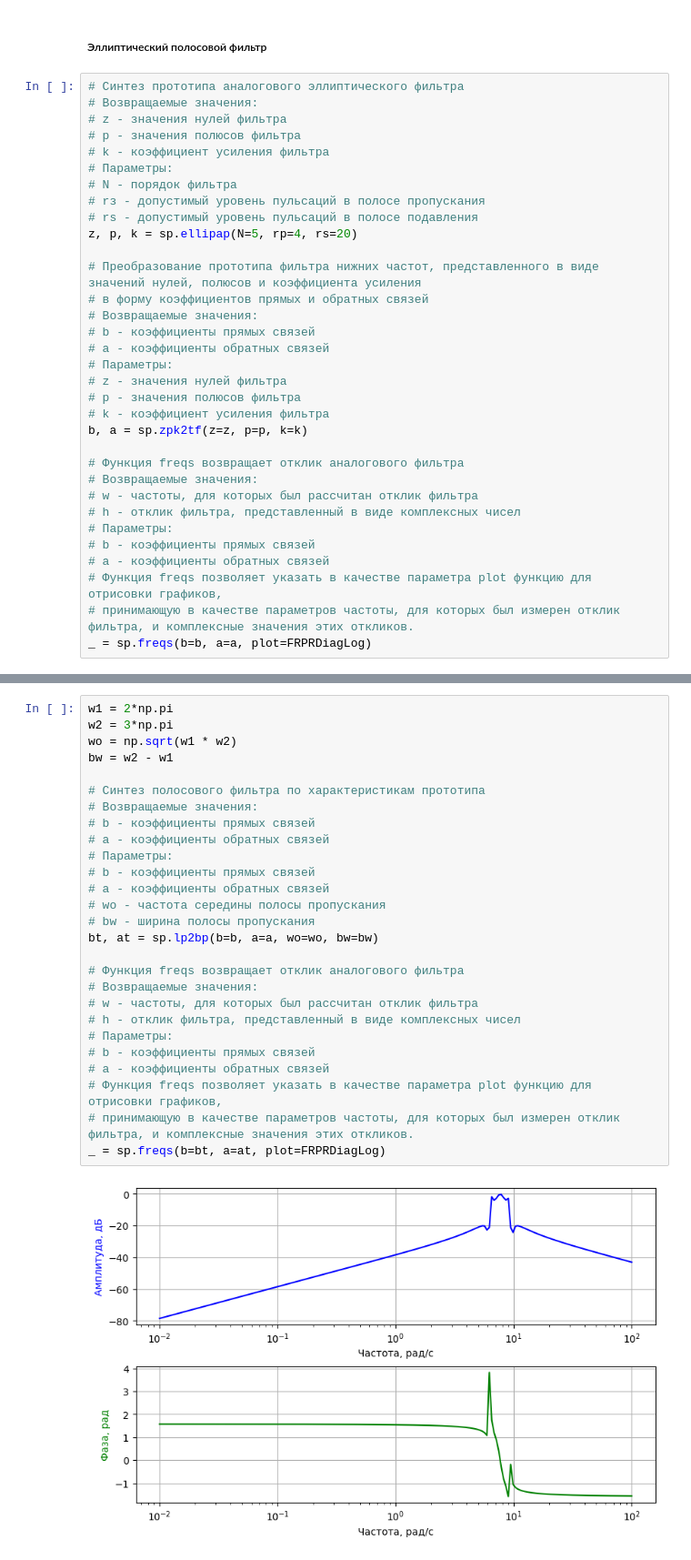
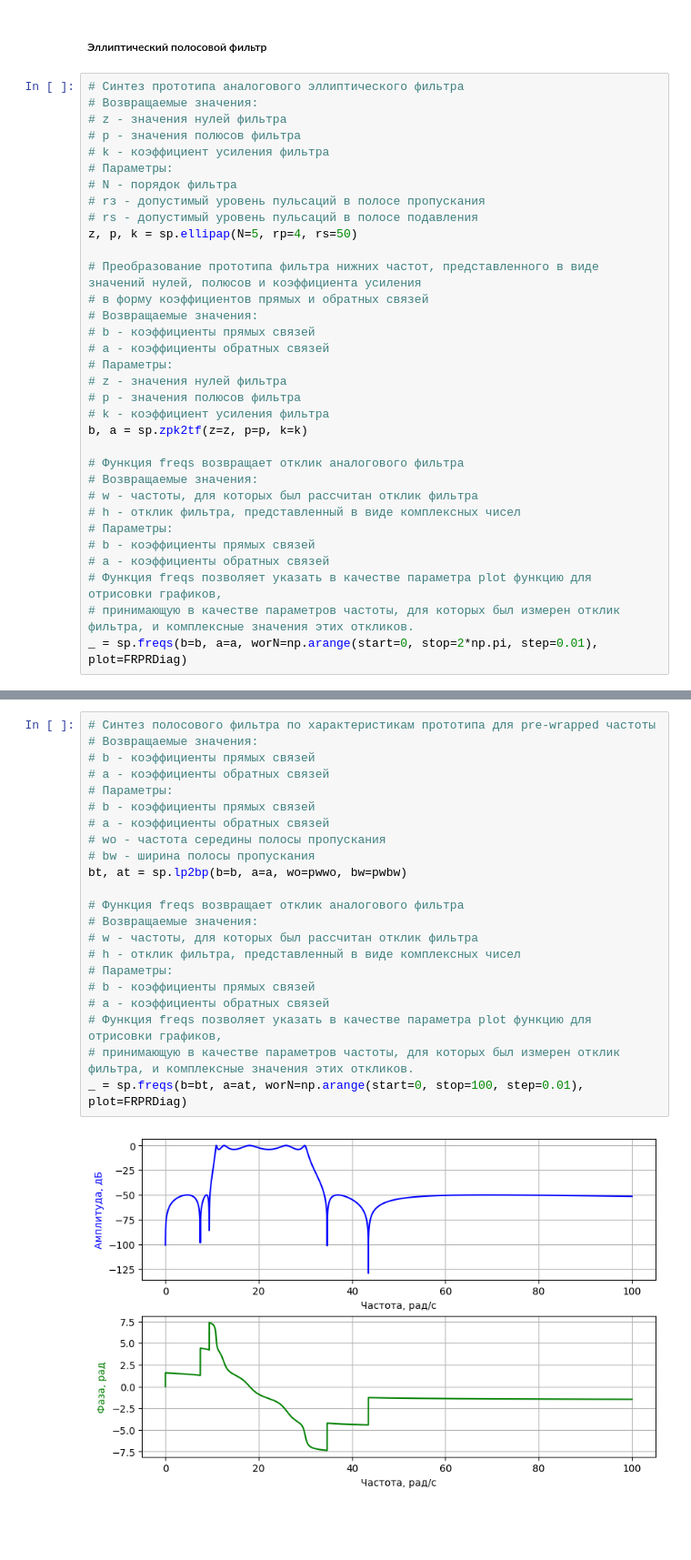
Before and after one commit to sethlearning/DigitalSignalProcessingWorkbooks, a Jupyter notebook: Filters/Synthesizing/Analog/FilterSynthesizingAnalog-6-Bilinear.ipynb, the cells around one changed output, grey strips where cells are left out. Shown at 91% size. Saved outputs shown, nothing was run; the diff lists cells and outputs as text; blank space fills up the shorter version.

```diff
--- a/Filters/Synthesizing/Analog/FilterSynthesizingAnalog-6-Bilinear.ipynb
+++ b/Filters/Synthesizing/Analog/FilterSynthesizingAnalog-6-Bilinear.ipynb
@@ -170,7 +197,7 @@ _ = sp.freqz(b=b1, a=a1, fs=10, plot=FRPRDiag)
 # N - порядок фильтра
 # rз - допустимый уровень пульсаций в полосе пропускания
 # rs - допустимый уровень пульсаций в полосе подавления
-z, p, k = sp.ellipap(N=5, rp=4, rs=20)
+z, p, k = sp.ellipap(N=5, rp=4, rs=50)
 
 # Преобразование прототипа фильтра нижних частот, представленного в виде значений нулей, полюсов и коэффициента усиления
 # в форму коэффициентов прямых и обратных связей
@@ -192,5 +219,5 @@ b, a = sp.zpk2tf(z=z, p=p, k=k)
 # a - коэффициенты обратных связей
 # Функция freqs позволяет указать в качестве параметра plot функцию для отрисовки графиков,
 # принимающую в качестве параметров частоты, для которых был измерен отклик фильтра, и комплексные значения этих откликов.
-_ = sp.freqs(b=b, a=a, plot=FRPRDiagLog)
+_ = sp.freqs(b=b, a=a, worN=np.arange(start=0, stop=2*np.pi, step=0.01), plot=FRPRDiag)
 # %% [output]
@@ -198,32 +267,27 @@ _ = sp.freqs(b=b, a=a, plot=FRPRDiagLog)
 # %%
-w1 = 2*np.pi
-w2 = 3*np.pi
-wo = np.sqrt(w1 * w2)
-bw = w2 - w1
-
-# Синтез полосового фильтра по характеристикам прототипа
+# Синтез полосового фильтра по характеристикам прототипа для pre-wrapped частоты
 # Возвращаемые значения:
 # b - коэффициенты прямых связей
 # a - коэффициенты обратных связей
 # Параметры:
 # b - коэффициенты прямых связей
 # a - коэффициенты обратных связей
 # wo - частота середины полосы пропускания
 # bw - ширина полосы пропускания
-bt, at = sp.lp2bp(b=b, a=a, wo=wo, bw=bw)
+bt, at = sp.lp2bp(b=b, a=a, wo=pwwo, bw=pwbw)
 
 # Функция freqs возвращает отклик аналогового фильтра
 # Возвращаемые значения:
 # w - частоты, для которых был рассчитан отклик фильтра
 # h - отклик фильтра, представленный в виде комплексных чисел
 # Параметры:
 # b - коэффициенты прямых связей
 # a - коэффициенты обратных связей
 # Функция freqs позволяет указать в качестве параметра plot функцию для отрисовки графиков,
 # принимающую в качестве параметров частоты, для которых был измерен отклик фильтра, и комплексные значения этих откликов.
-_ = sp.freqs(b=bt, a=at, plot=FRPRDiagLog)
+_ = sp.freqs(b=bt, a=at, worN=np.arange(start=0, stop=100, step=0.01), plot=FRPRDiag)
 # %% [output]
-[figure, old version]
+[figure, new version]
 # %%
 # Функция bilinear синтезирует цифровой фильтр из аналогового при помощи билинейного преобразования
 # Возвращаемые значения:
```
Also changed, not shown: parts of 8 cells of this notebook.
